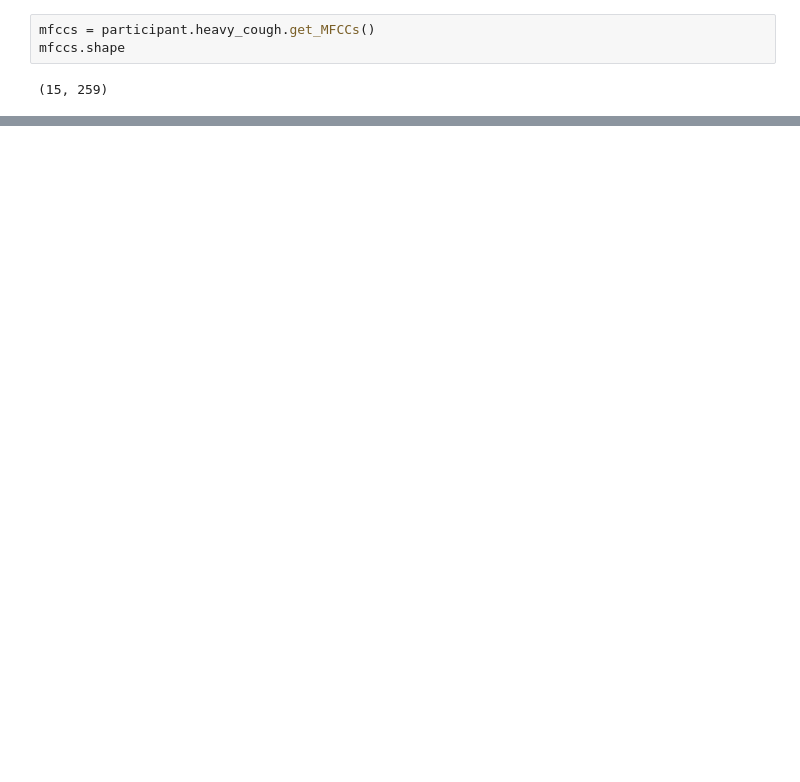
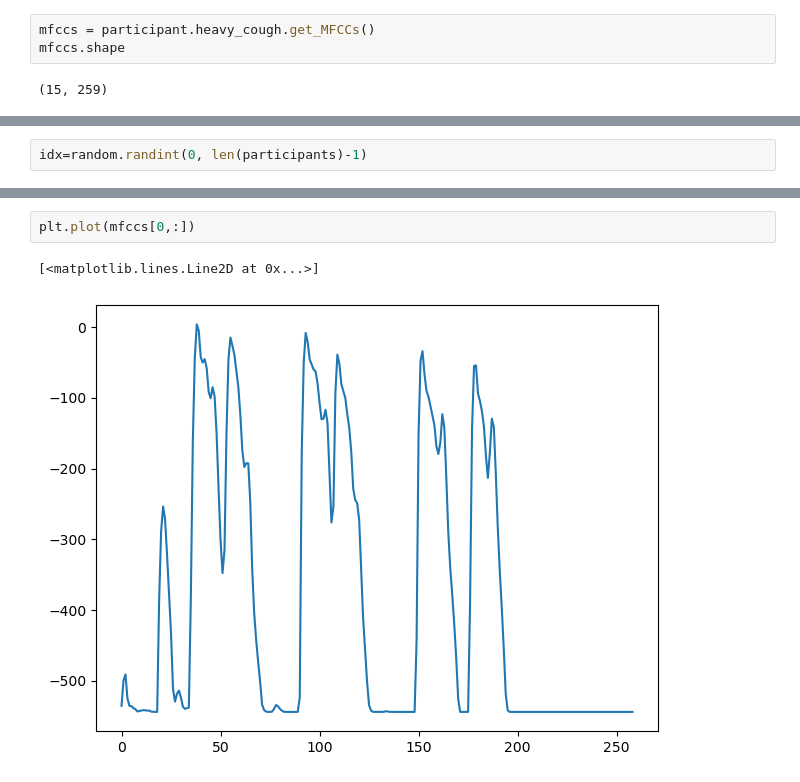
Before and after one commit to MichaelReiter94/acoustic_covid_detection, a Jupyter notebook: python/Jupyter_Notebooks/Tests_Analyzing_MFCC_Data.ipynb, the cells around one changed output, grey strips where cells are left out. Saved outputs shown, nothing was run; the diff lists cells and outputs as text; blank space fills up the shorter version.

```diff
--- a/python/Jupyter_Notebooks/Tests_Analyzing_MFCC_Data.ipynb
+++ b/python/Jupyter_Notebooks/Tests_Analyzing_MFCC_Data.ipynb
@@ -41,0 +76,2 @@ np.histogram(mfccs[0,:])
+# %%
+idx=random.randint(0, len(participants)-1)
@@ -41,0 +95,5 @@ np.histogram(mfccs[0,:])
+# %%
+plt.plot(mfccs[0,:])
+# %% [output]
+[<matplotlib.lines.Line2D at 0x...>]
+[figure, added]
```
Also changed, not shown: parts of 16 cells of this notebook, 3 other files.
